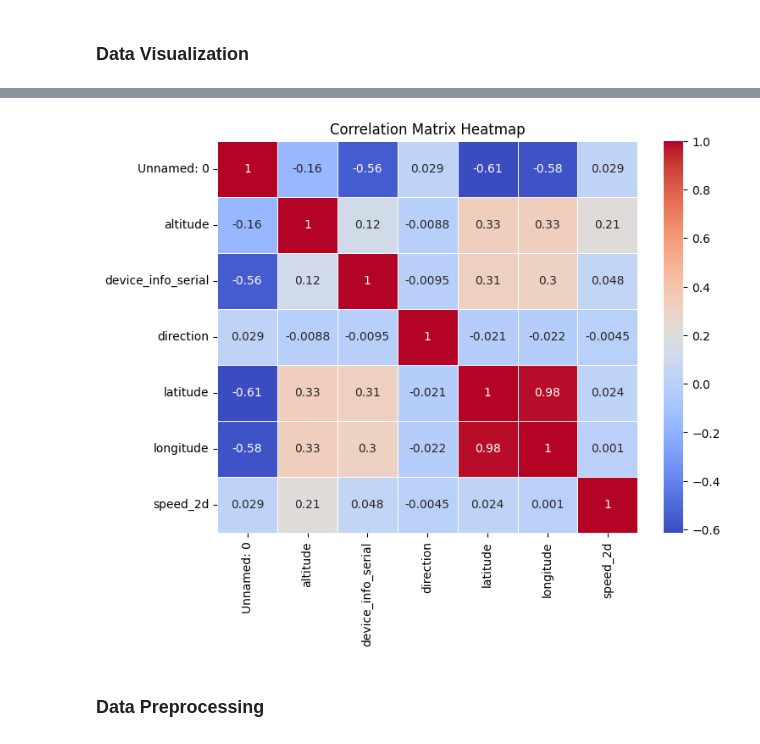
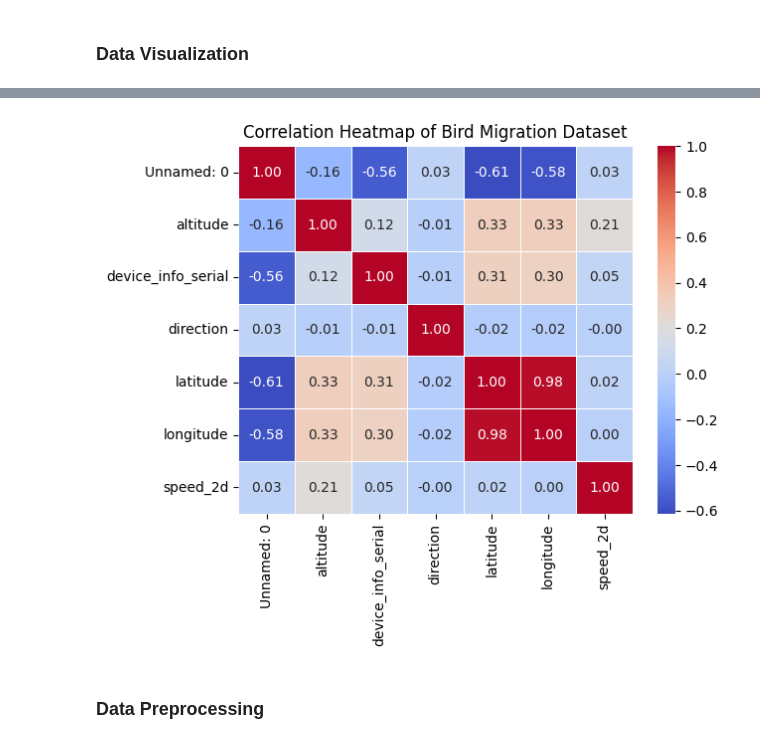
Before and after one commit to Mindkerchief/BaselineML, a Jupyter notebook: model-evaluation-1/model-evaluation-1.ipynb, the cells around one changed output, grey strips where cells are left out. Drawn from its saved outputs; the diff is of its cells as text; code cells hidden in the pictures.

```diff
--- a/model-evaluation-1/model-evaluation-1.ipynb
+++ b/model-evaluation-1/model-evaluation-1.ipynb
@@ -115,13 +114,12 @@ plt.legend(loc="upper left")
 [figure]
 # %%
-# Correlation matrix heatmap of the dataset
-corr = migration_df.drop(columns=['date_time', 'bird_name']).corr()
-plt.figure(figsize=(8, 6))
-sns.heatmap(corr, annot=True, cmap='coolwarm', linewidths=0.5)
-plt.title('Correlation Matrix Heatmap')
+# Visualize the correlation heatmap of the dataset
+corr = migration_df.select_dtypes(include=['float64', 'int64']).corr()
+sns.heatmap(corr, annot=True, cmap='coolwarm', fmt='.2f', linewidths=0.5)
+plt.title('Correlation Heatmap of Bird Migration Dataset')
 plt.show()
 # %% [output]
-[figure, old version]
+[figure, new version]
 # %% [markdown]
 ### **Data Preprocessing**
 # %%
```
Also changed, not shown: parts of 3 cells of this notebook, 2 other files.
